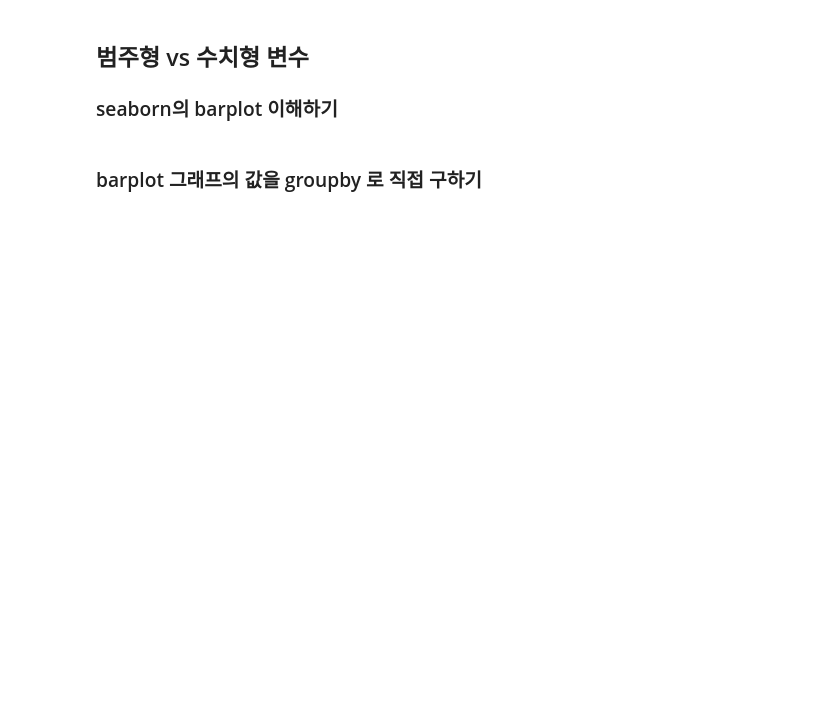
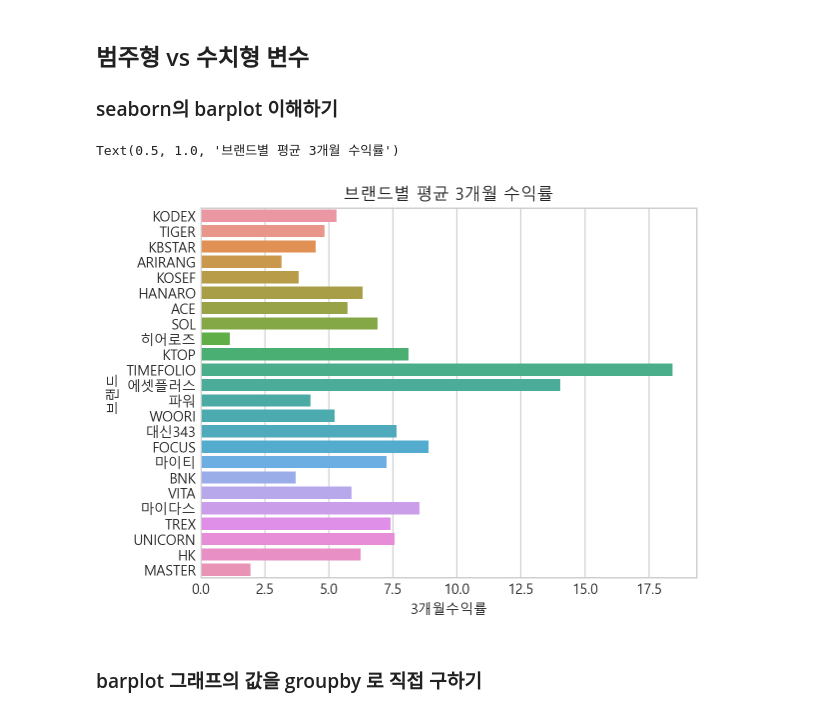
Before and after one commit to jamjamzo/finance-data-analysis, a Jupyter notebook: 4.3 ETF 분석과 시각화-input.ipynb, the cells around one changed output. Cells and saved outputs as stored; diff of their text form; code cells hidden in the pictures; blank space fills up the shorter version.

```diff
--- a/4.3 ETF 분석과 시각화-input.ipynb
+++ b/4.3 ETF 분석과 시각화-input.ipynb
@@ -476,6 +502,11 @@ pd.crosstab(df['레버리지'], df['브랜드'], normalize=True) * 100
 # %%
 # seaborn의 bar chart를 이용하여 각 브랜드에 대한 3개월수익률의 평균값을 볼 수 있습니다.
 # 검은색 막대는 ci로 신뢰구간을 의미합니다.
+sns.barplot(data=df, y='브랜드', x='3개월수익률', errorbar=None).set_title("브랜드별 평균 3개월 수익률")
+# errorbar=('ci', 95) : 신뢰구간 설정
+# %% [output]
+Text(0.5, 1.0, '브랜드별 평균 3개월 수익률')
+[figure, added]
 # %% [markdown]
 ### barplot 그래프의 값을 groupby 로 직접 구하기
 # %%
```
Also changed, not shown: parts of 10 cells of this notebook.
